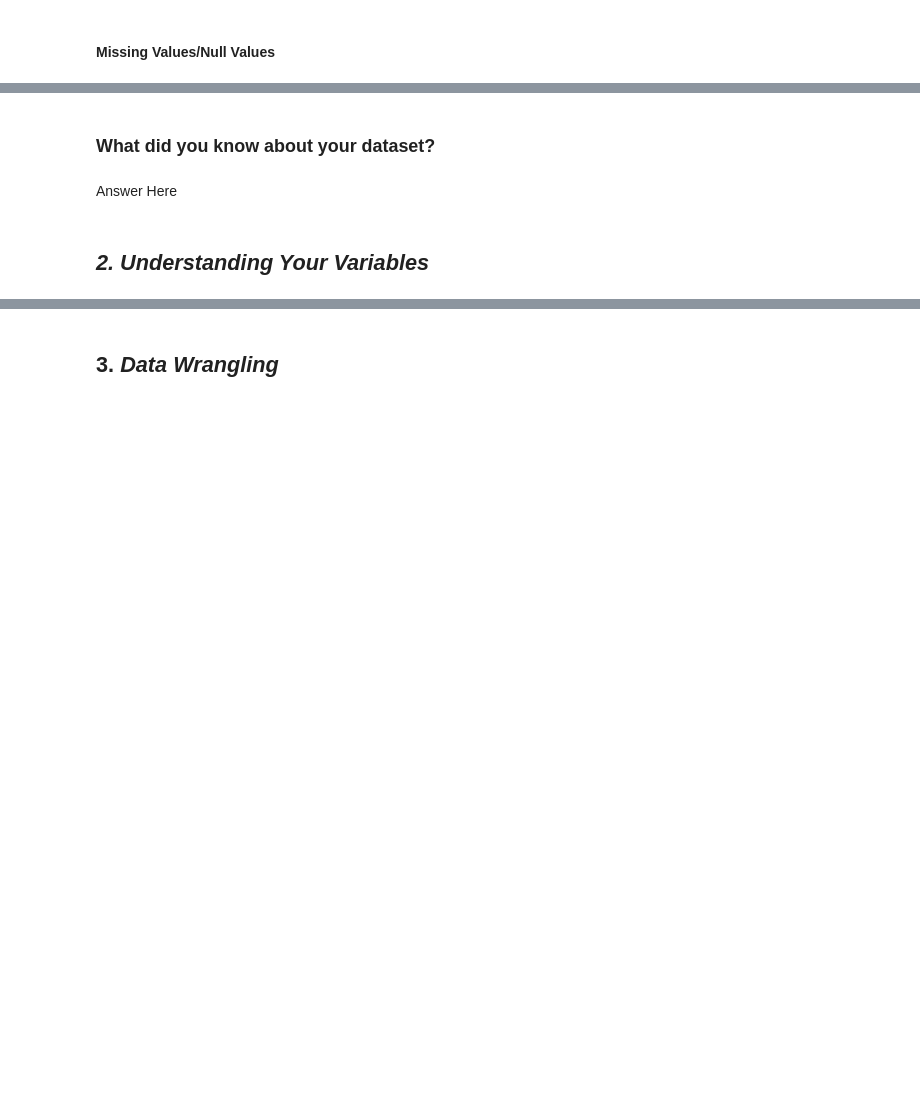
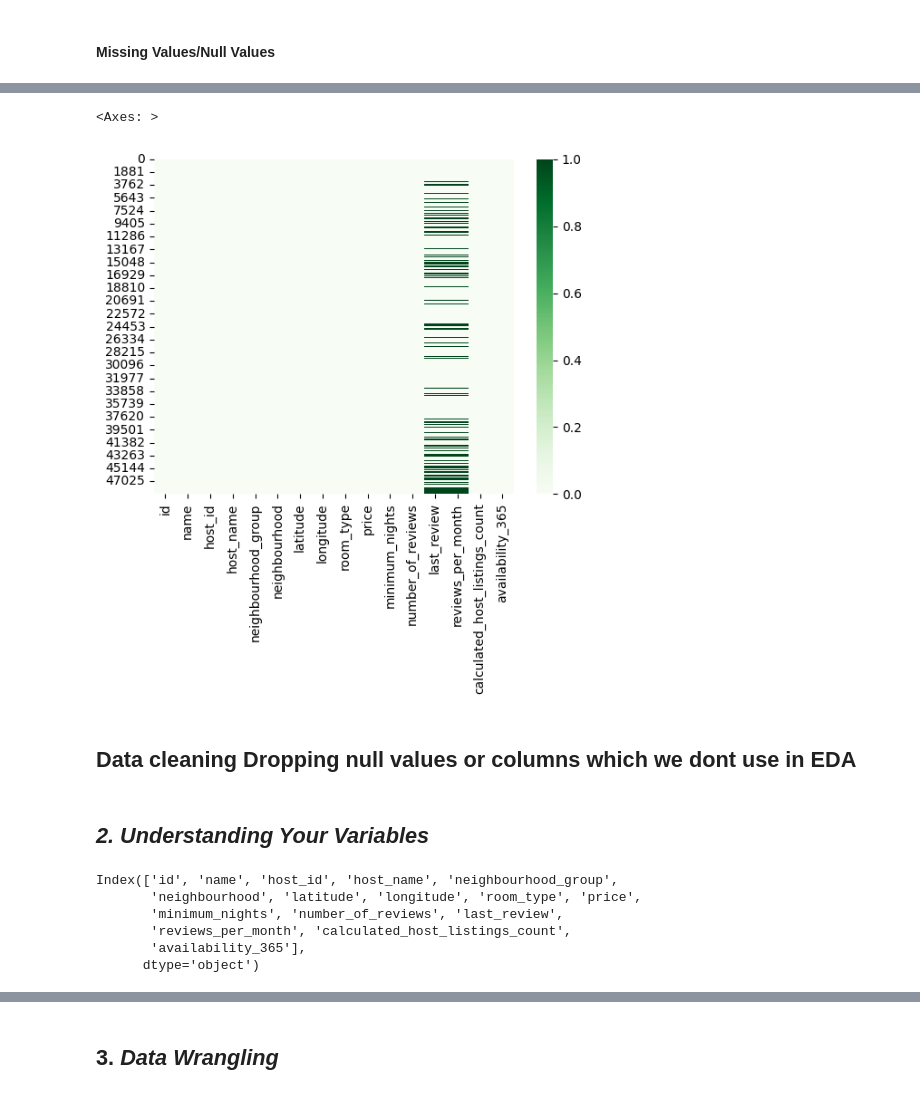
Before and after one commit to Manishaanand0729/airbnb-project-, a Jupyter notebook: Airbnbproject.ipynb, the cells around one changed output, grey strips where cells are left out. Drawn from its saved outputs; the diff is of its cells as text; code cells hidden in the pictures; blank space fills up the shorter version.

```diff
--- a/Airbnbproject.ipynb
+++ b/Airbnbproject.ipynb
@@ -111,6 +163,9 @@ airbnb.tail()
 # %%
 # Visualizing the missing values
+sns.heatmap(airbnb.isnull(),cmap="Greens",)
+# %% [output]
+<Axes: >
+[figure, added]
-# %% [markdown]
-### What did you know about your dataset?
-# %% [markdown]
-Answer Here
+# %% [markdown]
+
+## **Data cleaning Dropping null values or columns which we dont use in EDA**
@@ -118,5 +186,13 @@ Answer Here
 ## ***2. Understanding Your Variables***
 # %%
 # Dataset Columns
+airbnb.columns
+# %% [output]
+Index(['id', 'name', 'host_id', 'host_name', 'neighbourhood_group',
+       'neighbourhood', 'latitude', 'longitude', 'room_type', 'price',
+       'minimum_nights', 'number_of_reviews', 'last_review',
+       'reviews_per_month', 'calculated_host_listings_count',
+       'availability_365'],
+      dtype='object')
 # %%
 # Dataset Describe
```
Also changed, not shown: parts of 18 cells of this notebook.
